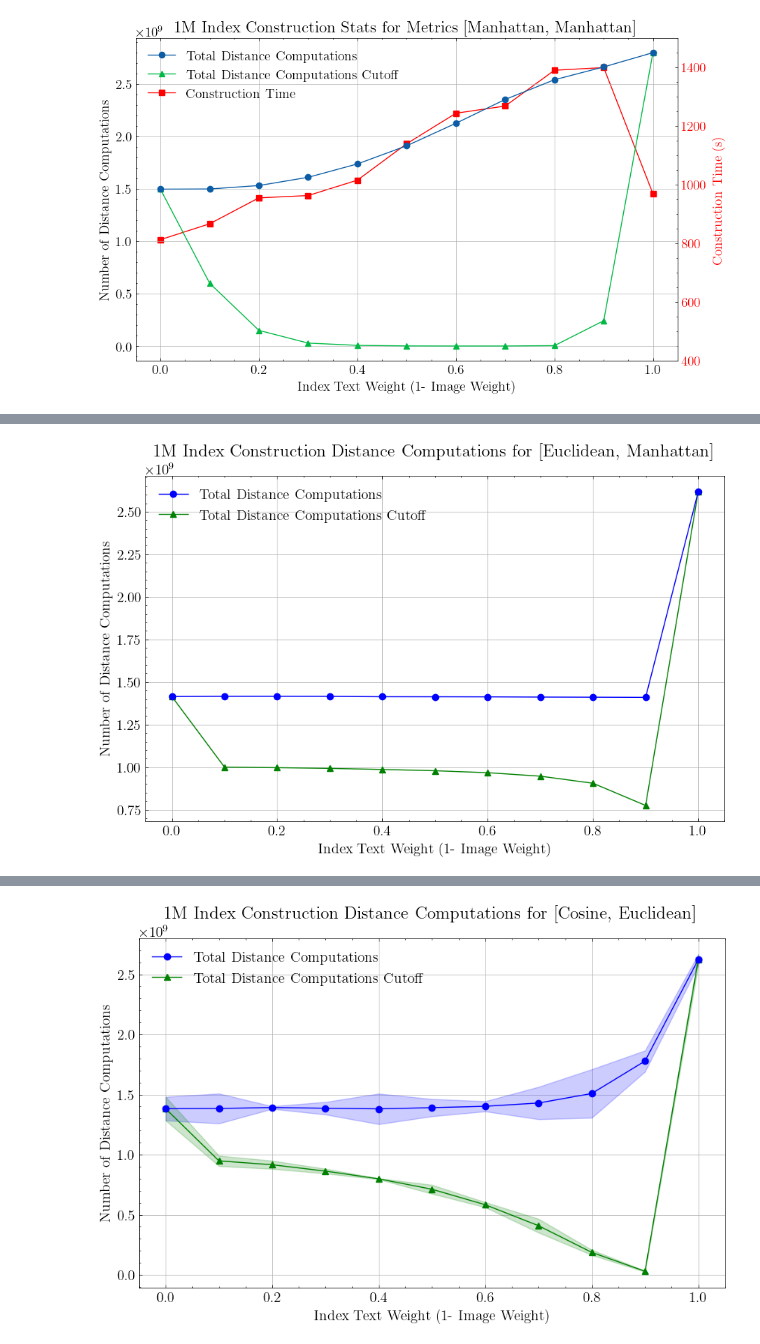
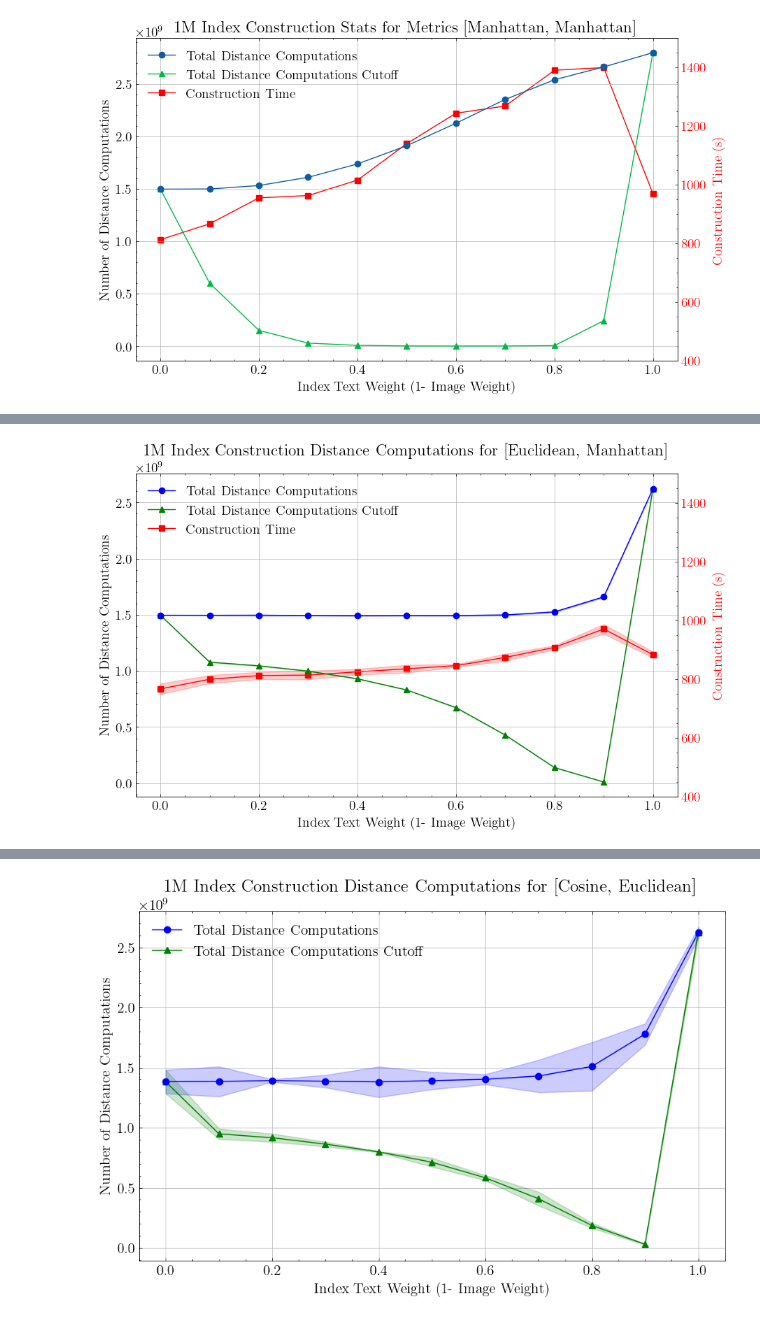
Before and after one commit to yavuzff/scalable-multimodal-similarity-search, a Jupyter notebook: notebooks/plot_graphs_weights_exp.ipynb, the cells around one changed output, grey strips where cells are left out. Drawn from its saved outputs; the diff is of its cells as text; code cells hidden in the pictures.

```diff
--- a/notebooks/plot_graphs_weights_exp.ipynb
+++ b/notebooks/plot_graphs_weights_exp.ipynb
@@ -497,13 +487,16 @@ plot_construction_distance_calls_only_with_ci(params, total_distance_calls, num_
-# %%
-total_distance_calls = defaultdict(list)
-num_lazy_distance_cutoffs = defaultdict(list)
-for seed in [60]:
-    params, _, _, _, total_distance_calls_temp, num_lazy_distance_cutoffs_temp = get_construction_data_per_metric_and_seed(["euclidean", "manhattan"], seed=seed)
-    keys = list(total_distance_calls_temp.keys())
-    for key in keys:
-        total_distance_calls[key].append(total_distance_calls_temp[key])
-        num_lazy_distance_cutoffs[key].append(num_lazy_distance_cutoffs_temp[key])
-
-plot_construction_distance_calls_only_with_ci(params, total_distance_calls, num_lazy_distance_cutoffs)
-# %% [output]
-[figure, removed]
+# %%
+total_distance_calls = defaultdict(list)
+num_lazy_distance_cutoffs = defaultdict(list)
+all_times = defaultdict(list)
+for seed in [100, 101, 102, 103]: # 100, 101, 102, 103
+    normalised="normalised/"
+    params, times, _, _, total_distance_calls_temp, num_lazy_distance_cutoffs_temp = get_construction_data_per_metric_and_seed(["euclidean", "manhattan"], seed=seed, normalised=normalised, base_folder=STATS_BASE_FOLDER)
+    keys = list(total_distance_calls_temp.keys())
+    for key in keys:
+        total_distance_calls[key].append(total_distance_calls_temp[key])
+        num_lazy_distance_cutoffs[key].append(num_lazy_distance_cutoffs_temp[key])
+        all_times[key].append(times[key][0])
+
+plot_construction_distance_calls_only_with_ci(params, total_distance_calls, num_lazy_distance_cutoffs, times=all_times)
+# %% [output]
+[figure, added]
```
Also changed, not shown: parts of 28 cells of this notebook, 3 other files.
